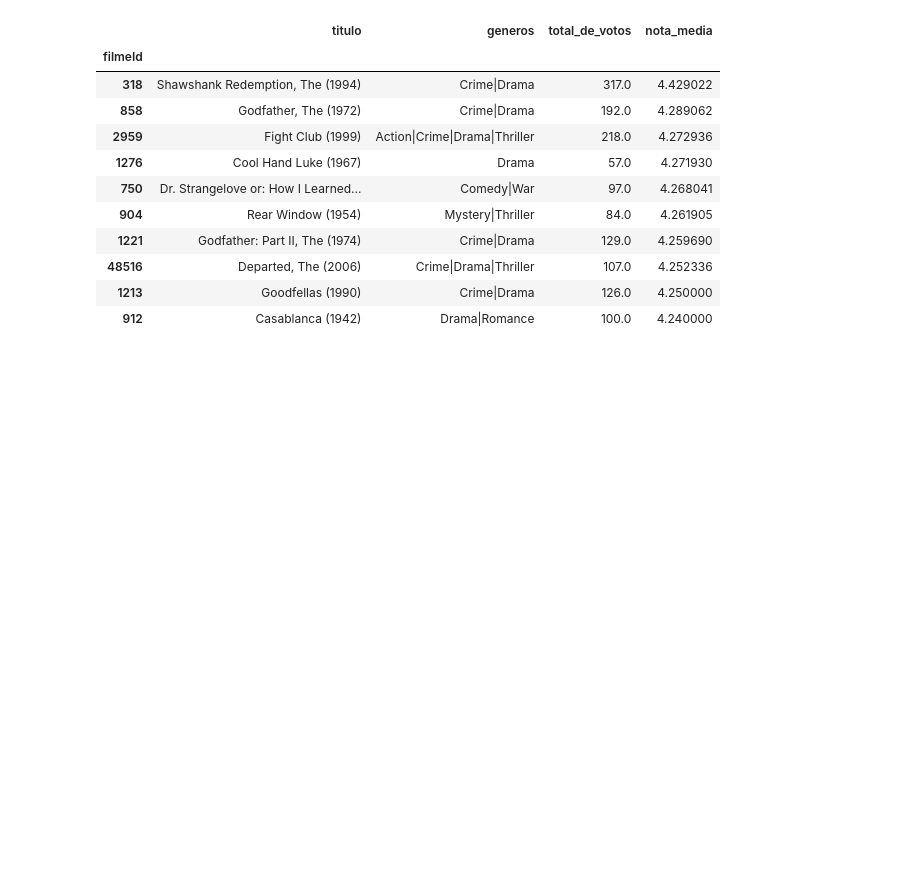
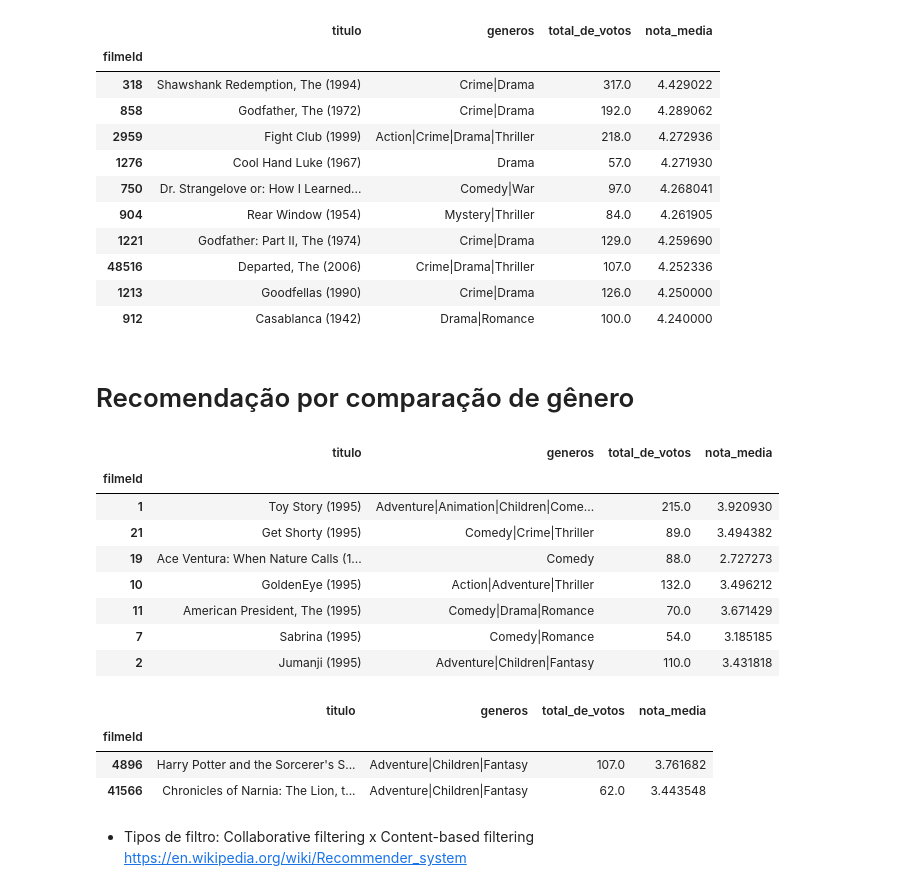
Before and after one commit to LuTDC/ml_negocios_digitais, a Jupyter notebook: Machine Learning - Intro a sistemas de recomendação em Python/Projeto.ipynb, the cells around one changed output. Saved outputs shown, nothing was run; the diff lists cells and outputs as text; code cells hidden in the pictures; blank space fills up the shorter version.

```diff
--- a/Machine Learning - Intro a sistemas de recomendação em Python/Projeto.ipynb
+++ b/Machine Learning - Intro a sistemas de recomendação em Python/Projeto.ipynb
@@ -149,3 +149,29 @@ filmes_com_mais_de_50_votos.sort_values('nota_media', ascending=False).head(10)
 | 48516 | Departed, The (2006) | Crime|Drama|Thriller | 107.0 | 4.252336 |
 | 1213 | Goodfellas (1990) | Crime|Drama | 126.0 | 4.250000 |
 | 912 | Casablanca (1942) | Drama|Romance | 100.0 | 4.240000 |
+# %% [markdown]
+# Recomendação por comparação de gênero
+# %%
+eu_assisti = [1, 21, 19, 10, 11, 7, 2]
+filmes.loc[eu_assisti]
+# %% [output]
+|  | titulo | generos | total_de_votos | nota_media |
+| filmeId |  |  |  |  |
+| 1 | Toy Story (1995) | Adventure|Animation|Children|Come... | 215.0 | 3.920930 |
+| 21 | Get Shorty (1995) | Comedy|Crime|Thriller | 89.0 | 3.494382 |
+| 19 | Ace Ventura: When Nature Calls (1... | Comedy | 88.0 | 2.727273 |
+| 10 | GoldenEye (1995) | Action|Adventure|Thriller | 132.0 | 3.496212 |
+| 11 | American President, The (1995) | Comedy|Drama|Romance | 70.0 | 3.671429 |
+| 7 | Sabrina (1995) | Comedy|Romance | 54.0 | 3.185185 |
+| 2 | Jumanji (1995) | Adventure|Children|Fantasy | 110.0 | 3.431818 |
+# %%
+aventura_infantil_e_fantasia = filmes_com_mais_de_50_votos.query('generos == \'Adventure|Children|Fantasy\'')
+aventura_infantil_e_fantasia.drop(eu_assisti, errors='ignore').sort_values('nota_media', ascending=False).head(10)
+# %% [output]
+|  | titulo | generos | total_de_votos | nota_media |
+| filmeId |  |  |  |  |
+| 4896 | Harry Potter and the Sorcerer's S... | Adventure|Children|Fantasy | 107.0 | 3.761682 |
+| 41566 | Chronicles of Narnia: The Lion, t... | Adventure|Children|Fantasy | 62.0 | 3.443548 |
+# %% [markdown]
+* Tipos de filtro: Collaborative filtering x Content-based filtering<br>
+https://en.wikipedia.org/wiki/Recommender_system
```
